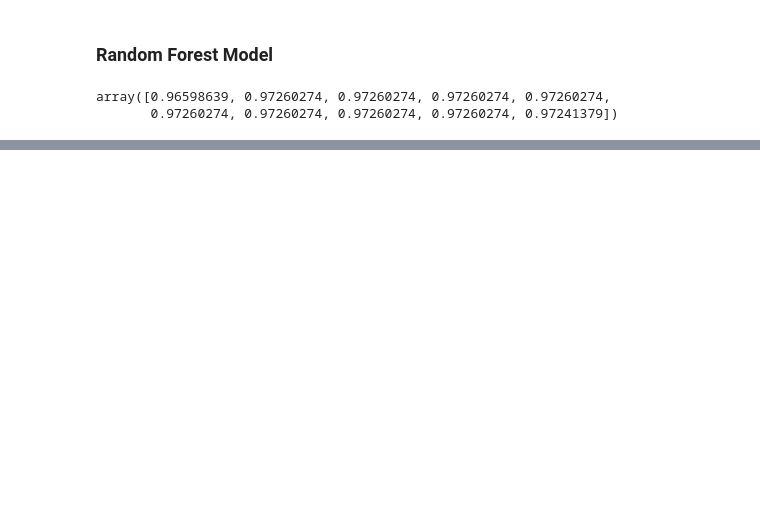
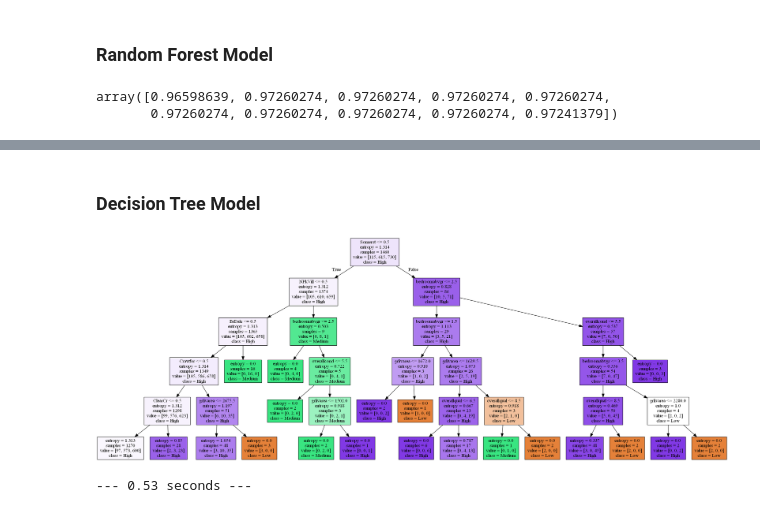
Before and after one commit to mrkjhsn/Thinkful-Exercises, a Jupyter notebook: random_forest_models_challenge.ipynb, the cells around one changed output, grey strips where cells are left out. Saved outputs shown, nothing was run; the diff lists cells and outputs as text; code cells hidden in the pictures; blank space fills up the shorter version.

```diff
--- a/random_forest_models_challenge.ipynb
+++ b/random_forest_models_challenge.ipynb
@@ -199,0 +210,7 @@ print("--- %s seconds ---" % (round(time.time() - start_time, 2)))
+# %%
+# numerical features I'm interested in
+X = house_prices[[x.lower() for x in ['OverallQual',
+                                    'OverallCond',
+                                    'GrLivArea',
+                                    'bedroomabvgr'
+                                    ]]].copy()
@@ -199,0 +225,60 @@ print("--- %s seconds ---" % (round(time.time() - start_time, 2)))
+# %%
+def bin_house(x):
+    if x < 150000:
+        return 'Low'
+    elif x > 300000:
+        return 'High'
+    else:
+        return 'Medium'
+# %%
+# create target variable
+# three house value categories
+Y = house_prices.saleprice.apply(bin_house)
+# %% [markdown]
+### Decision Tree Model
+# %%
+# Initialize and train our tree.
+decision_tree = tree.DecisionTreeClassifier(
+    criterion='entropy',
+    max_features=1,
+    max_depth=5)
+
+decision_tree.fit(X, Y)
+
+# Render our tree.
+dot_data = tree.export_graphviz(
+    decision_tree, out_file=None,
+    feature_names=X.columns,
+    class_names=['Low', 'Medium', 'High'], # how do I know what these names are being assigned to?
+    filled=True                             # doest he order of these matter?
+)
+
+graph = pydotplus.graph_from_dot_data(dot_data)
+Image(graph.create_png())
+# %% [output]
+[figure, added]
+# %%
+# time decision tree model
+start_time = time.time()
+
+decision_tree = tree.DecisionTreeClassifier(
+    criterion='entropy',
+    max_features=1,
+    max_depth=5)
+
+decision_tree.fit(X, Y)
+
+# Render our tree.
+dot_data = tree.export_graphviz(
+    decision_tree, out_file=None,
+    feature_names=X.columns,
+    class_names=['Low', 'Medium', 'High'], # how do I know what these names are being assigned to?
+    filled=True                             # doest he order of these matter?
+)
+
+graph = pydotplus.graph_from_dot_data(dot_data)
+Image(graph.create_png())
+
+print("--- %s seconds ---" % (round(time.time() - start_time, 2)))
+# %% [output]
+--- 0.53 seconds ---
```
Also changed, not shown: parts of 12 cells of this notebook.
